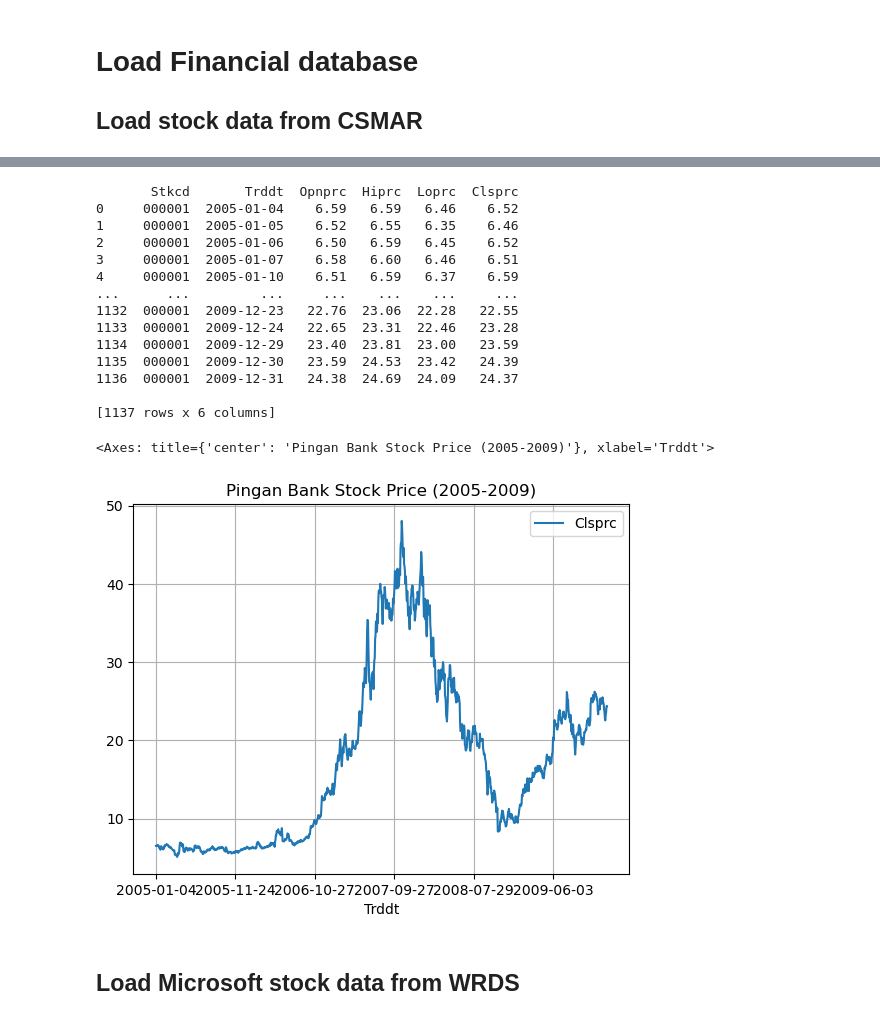
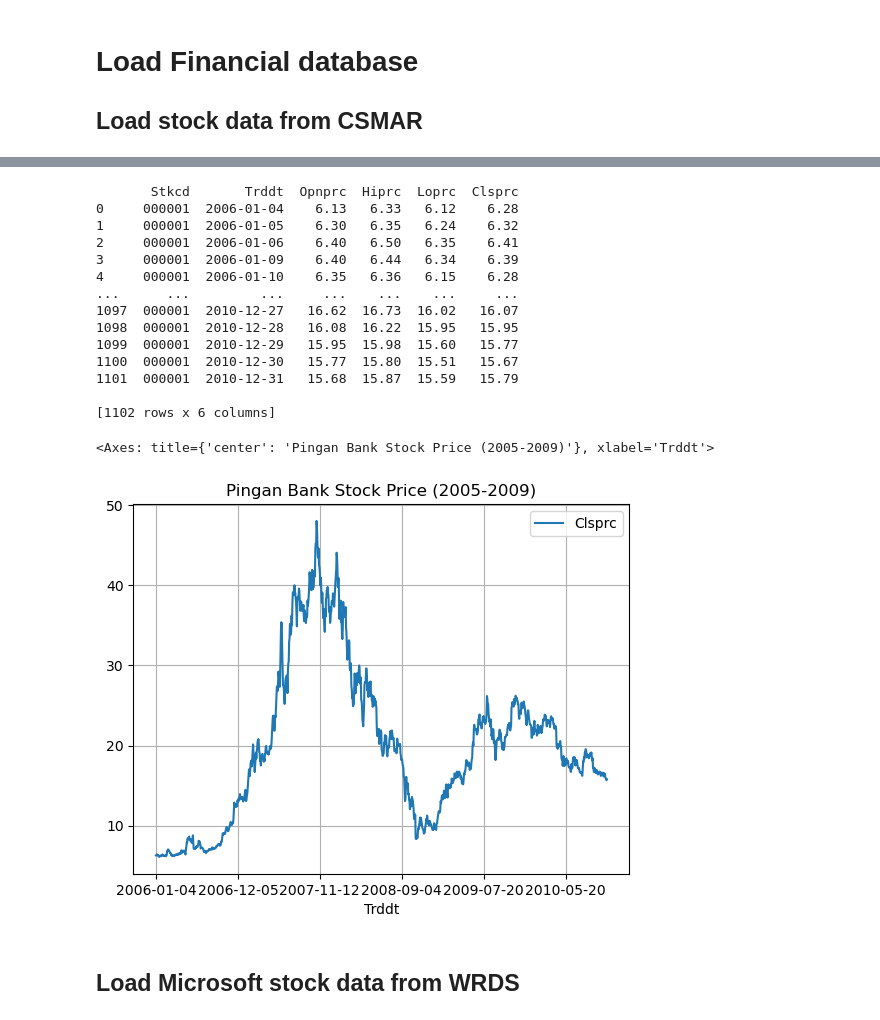
Before and after one commit to wangyouan/AIandFinance2025, a Jupyter notebook: lecture3_financial_data_acquisition_and_analysis.ipynb, the cells around one changed output, grey strips where cells are left out. Saved outputs shown, nothing was run; the diff lists cells and outputs as text; code cells hidden in the pictures.

Commit message:
Finish the construction of financial data acquisition

```diff
--- a/lecture3_financial_data_acquisition_and_analysis.ipynb
+++ b/lecture3_financial_data_acquisition_and_analysis.ipynb
@@ -26,31 +26,31 @@ Sun 31 Aug 2025 16:11:56 CsmarService.py INFO User login succeed
 # %%
 # Download stock data for Pingan Bank
 data = csmar.query_df( ['Stkcd','Trddt','Opnprc','Hiprc', 'Loprc', 'Clsprc'],
-                      "Stkcd=000001", 'TRD_Dalyr','2005-01-01','2009-12-31')
+                      "Stkcd=000001", 'TRD_Dalyr','2006-01-01','2010-12-31')
 print(data)
 # %% [output]
        Stkcd       Trddt  Opnprc  Hiprc  Loprc  Clsprc
-0     000001  2005-01-04    6.59   6.59   6.46    6.52
-1     000001  2005-01-05    6.52   6.55   6.35    6.46
-2     000001  2005-01-06    6.50   6.59   6.45    6.52
-3     000001  2005-01-07    6.58   6.60   6.46    6.51
-4     000001  2005-01-10    6.51   6.59   6.37    6.59
+0     000001  2006-01-04    6.13   6.33   6.12    6.28
+1     000001  2006-01-05    6.30   6.35   6.24    6.32
+2     000001  2006-01-06    6.40   6.50   6.35    6.41
+3     000001  2006-01-09    6.40   6.44   6.34    6.39
+4     000001  2006-01-10    6.35   6.36   6.15    6.28
 ...      ...         ...     ...    ...    ...     ...
-1132  000001  2009-12-23   22.76  23.06  22.28   22.55
-1133  000001  2009-12-24   22.65  23.31  22.46   23.28
-1134  000001  2009-12-29   23.40  23.81  23.00   23.59
-1135  000001  2009-12-30   23.59  24.53  23.42   24.39
-1136  000001  2009-12-31   24.38  24.69  24.09   24.37
+1097  000001  2010-12-27   16.62  16.73  16.02   16.07
+1098  000001  2010-12-28   16.08  16.22  15.95   15.95
+1099  000001  2010-12-29   15.95  15.98  15.60   15.77
+1100  000001  2010-12-30   15.77  15.80  15.51   15.67
+1101  000001  2010-12-31   15.68  15.87  15.59   15.79
 
-[1137 rows x 6 columns]
+[1102 rows x 6 columns]
 # %%
 # Export data
 data.to_csv('pingan_bank_stock_data.csv', index=False)
 # %%
-data.plot(x='Trddt', y='Clsprc', title='Pingan Bank Stock Price (2005-2009)', grid=True)
+data.plot(x='Trddt', y='Clsprc', title='Pingan Bank Stock Price (2006-2010)', grid=True)
 # %% [output]
 <Axes: title={'center': 'Pingan Bank Stock Price (2005-2009)'}, xlabel='Trddt'>
-[figure, old version]
+[figure, new version]
 # %% [markdown]
 ## Load Microsoft stock data from WRDS
 # %%
```
Also changed, not shown: parts of 56 cells of this notebook, 1 other file.
